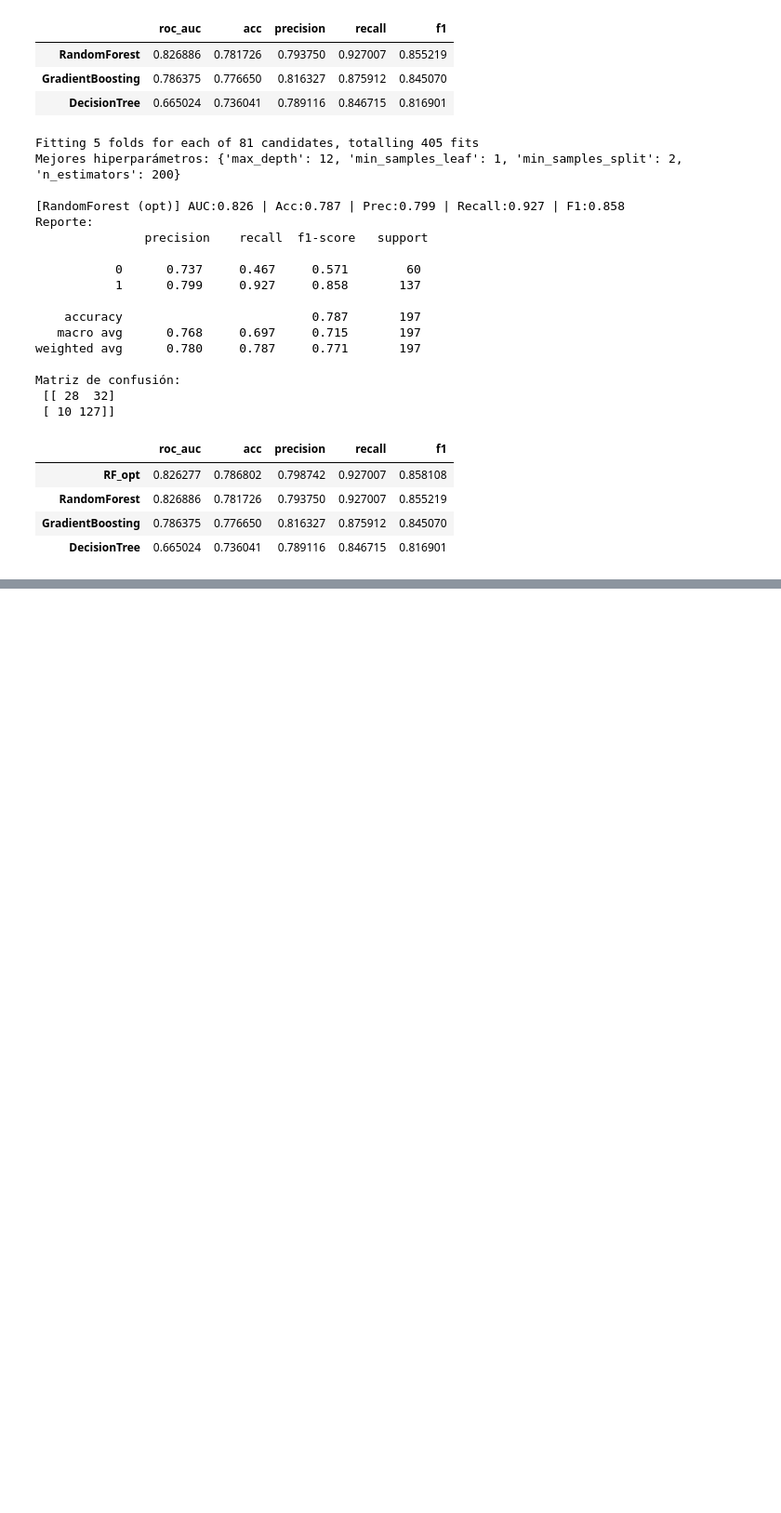
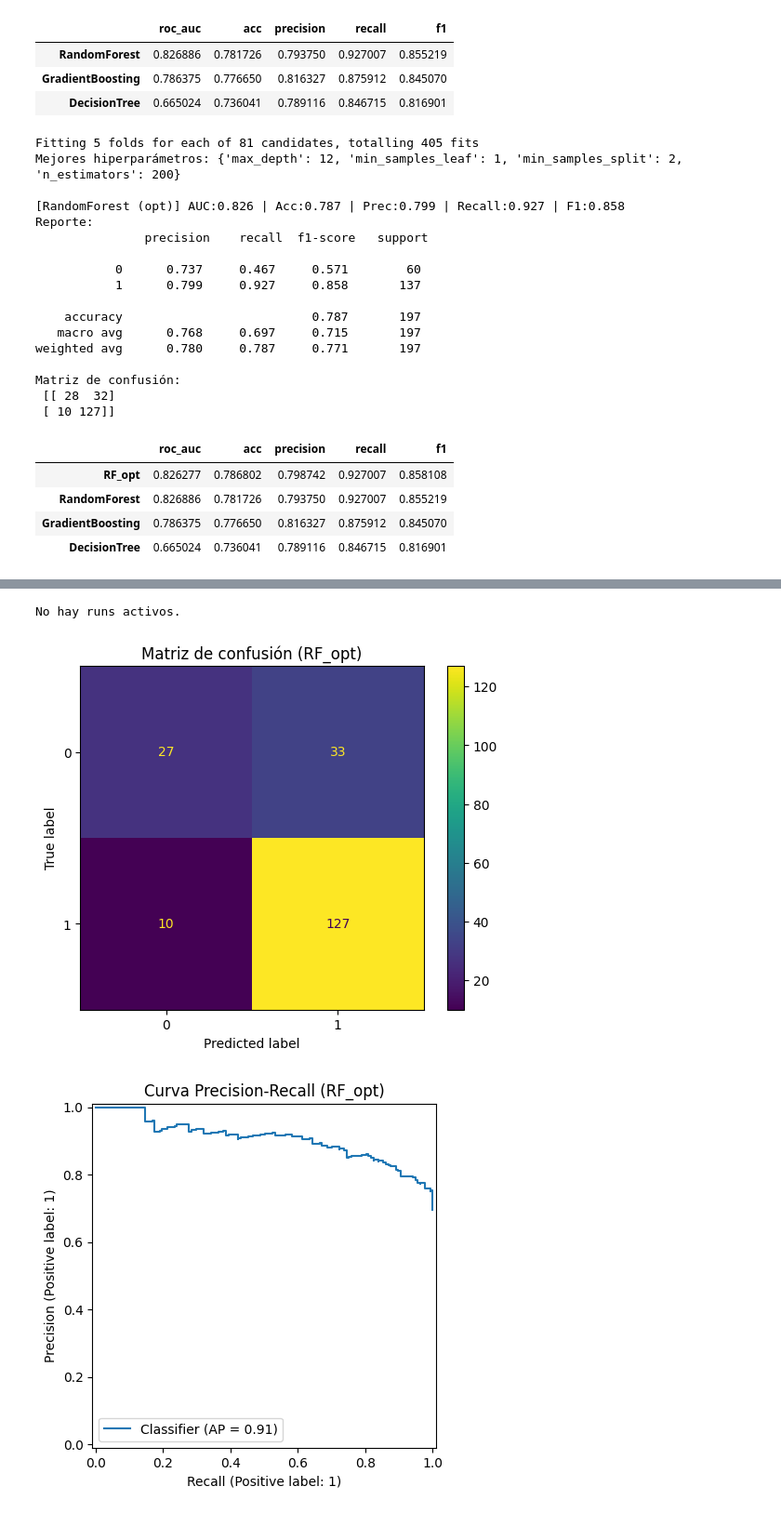
Before and after one commit to m-gaytan/mna-mlops-team46, a Jupyter notebook: notebooks/3_modelado.ipynb, the cells around one changed output, grey strips where cells are left out. Shown: that part at 93% size. Drawn from its saved outputs; the diff is of its cells as text; code cells hidden in the pictures; blank space fills up the shorter version.

Commit message:
MLFlow para 3_modelado

```diff
--- a/notebooks/3_modelado.ipynb
+++ b/notebooks/3_modelado.ipynb
@@ -381,0 +382,11 @@ thr_opt, costo_min
+# %%
+import mlflow
+
+if mlflow.active_run() is not None:
+    rid = mlflow.active_run().info.run_id
+    print("Cerrando run activo:", rid)
+    mlflow.end_run()
+else:
+    print("No hay runs activos.")
+# %% [output]
+No hay runs activos.
@@ -381,0 +471,22 @@ thr_opt, costo_min
+# %%
+from sklearn.metrics import ConfusionMatrixDisplay, PrecisionRecallDisplay
+import numpy as np
+
+# Guardar matriz de confusión / PR curve como artefactos
+
+# Matriz de confusión
+fig_cm = plt.figure()
+ConfusionMatrixDisplay.from_predictions(y_test, y_pred)
+plt.title("Matriz de confusión (RF_opt)")
+mlflow.log_figure(fig_cm, "confusion_matrix.png")
+plt.close(fig_cm)
+
+# Curva PR
+fig_pr = plt.figure()
+PrecisionRecallDisplay.from_predictions(y_test, y_proba)
+plt.title("Curva Precision-Recall (RF_opt)")
+mlflow.log_figure(fig_pr, "precision_recall_curve.png")
+plt.close(fig_pr)
+# %% [output]
+[figure, added]
+[figure, added]
```
Also changed, not shown: parts of 4 cells of this notebook, 5 other files.
